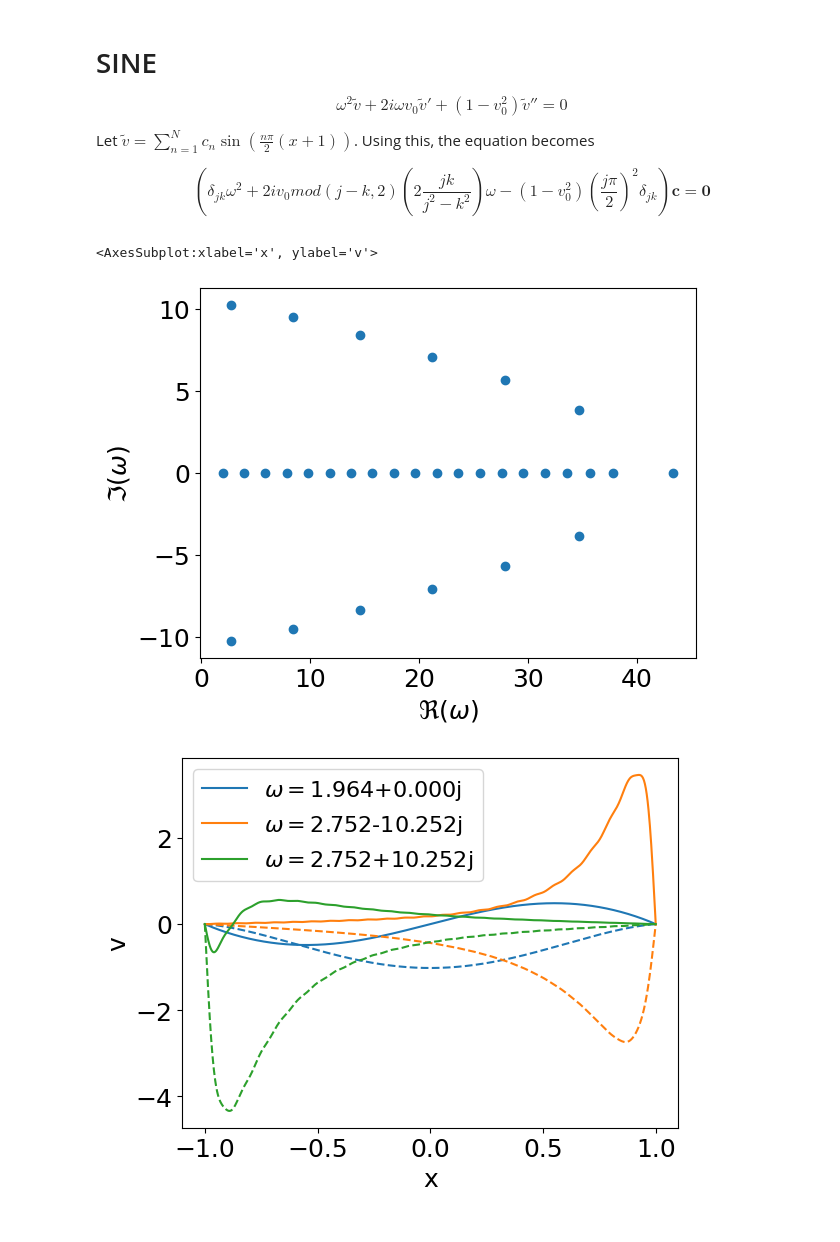
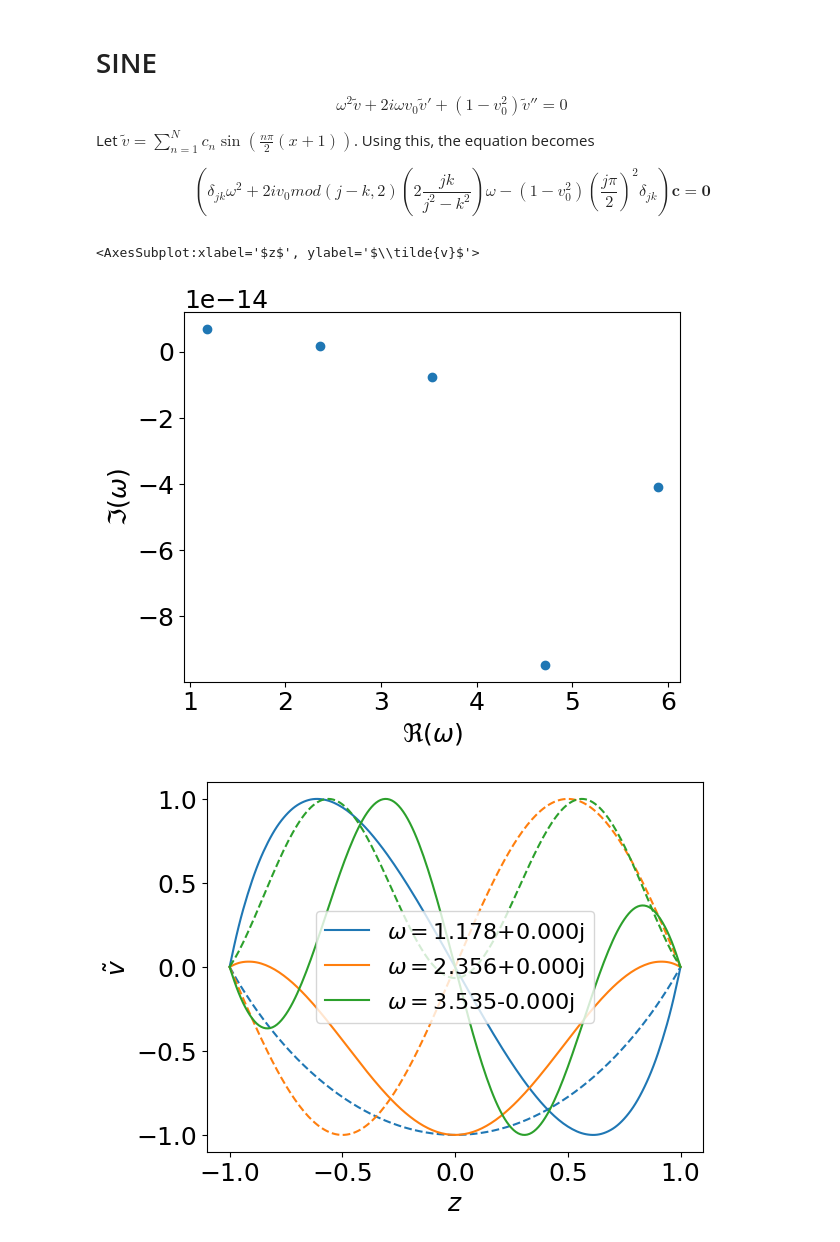
Before and after one commit to HuntFeng/magnetic-nozzle-spectral-instability, a Jupyter notebook: finite-element.ipynb, the cells around one changed output. Saved outputs shown, nothing was run; the diff lists cells and outputs as text; code cells hidden in the pictures.

```diff
--- a/finite-element.ipynb
+++ b/finite-element.ipynb
@@ -7,8 +7,9 @@ from scipy.integrate import simpson
 # Linear elements
 Let $ \tilde{v}(x) = \sum_{j=1}^{N} c_ju_j(x) $ where $u_j(x)$ are tent functions that peaks at $x_j\in(-1,1)$.
 # %%
-N = 100 # number of tent functions
-x = np.linspace(-1,1,1000)
+N = 101 # number of tent functions
+M = N+2 # number of points
+x = np.linspace(-1,1,M)
 
 dx = 2/(N+1)
 node = np.linspace(-1+dx,1-dx,N)
@@ -181,31 +212,51 @@ Let $ \tilde{v} = \sum_{n=1}^{N} c_n\sin(\frac{n\pi}{2}(x+1)) $. Using this, the
 
 $$ \left(\delta_{jk}\omega^2 + 2iv_0 mod(j-k,2)\left( 2\frac{jk}{j^2-k^2} \right)\omega - (1-v_0^2)\left(\frac{j\pi}{2}\right)^2\delta_{jk} \right)\mathbf{c} = \mathbf{0} $$
 # %%
-N = 50
-v0 = 1.5
+N = 50 # number of sine basis
+M = 201 # number of points
+Mm = 0.5
+constant_v = True
+accelerating = False
+
+params = Params(Mm=Mm, constant_v=constant_v, accelerating=accelerating)
+
+spectral = Spectral(M, "symmetric", "FD")
+x = spectral.x
+D1 = spectral.D1
+D2 = spectral.D2
+
+nozzle = Nozzle(params, x, lambda x,n: u(x,n))
+v0 = nozzle.v0
 
 L = 2
 x0 = -1
 u = lambda x,n: np.sqrt(2/L)*np.sin(n*np.pi/L*(x-x0))
 
-A2 = np.eye(N,dtype=complex)
+# A2 = np.eye(N,dtype=complex)
+A2 = np.zeros((N,N),dtype=complex)
 A1 = np.zeros((N,N),dtype=complex)
 A0 = np.zeros((N,N),dtype=complex)
 for i in range(1,N+1):
     for j in range(1,N+1):
-        if i==j:
-            A0[i-1,j-1] = -(1-v0**2)*(i*np.pi/2)**2
-        if (i-j)%2 != 0:
-            A1[i-1,j-1] = 2j*v0 * (4/L*i*j/(i**2-j**2))
+        # if i==j:
+        #     A0[i-1,j-1] = -(1-v0**2)*(i*np.pi/2)**2
+        # if (i-j)%2 != 0:
+        #     A1[i-1,j-1] = 2j*v0 * (4/L*i*j/(i**2-j**2))
+        A2[i-1,j-1] = simpson(u(x,i)*u(x,j),x)
+        A1[i-1,j-1] = 2j*simpson(u(x,i)*v0*(D1@u(x,j)) + u(x,i)*(D1@v0)*u(x,j),x)
+        A0[i-1,j-1] = simpson(
+            u(x,i)*(1-v0**2)*(D2@u(x,j)) -
+            u(x,i)*(3*v0+1/v0)*(D1@v0)*(D1@u(x,j)) -
+            u(x,i)*(1-1/v0**2)*(D1@v0)**2*u(x,j) -
+            u(x,i)*(v0+1/v0)*(D2@v0)*u(x,j),
+            x)
 
-x = np.linspace(-1,1,1000)
-params = Params(Mm=v0, constant_v=True)
-nozzle = Nozzle(params, x, u)
+
 nozzle.solve(A0,A1,A2)
-nozzle.sort_solutions()
+nozzle.sort_solutions(real_range=[0,6])
 nozzle.plot_eigenvalues()
 nozzle.plot_eigenfunctions()
 # %% [output]
-<AxesSubplot:xlabel='x', ylabel='v'>
+<AxesSubplot:xlabel='$z$', ylabel='$\\tilde{v}$'>
-[figure, old version]
+[figure, new version]
-[figure, old version]
+[figure, new version]
```
Also changed, not shown: parts of 2 cells of this notebook, 34 other files.
